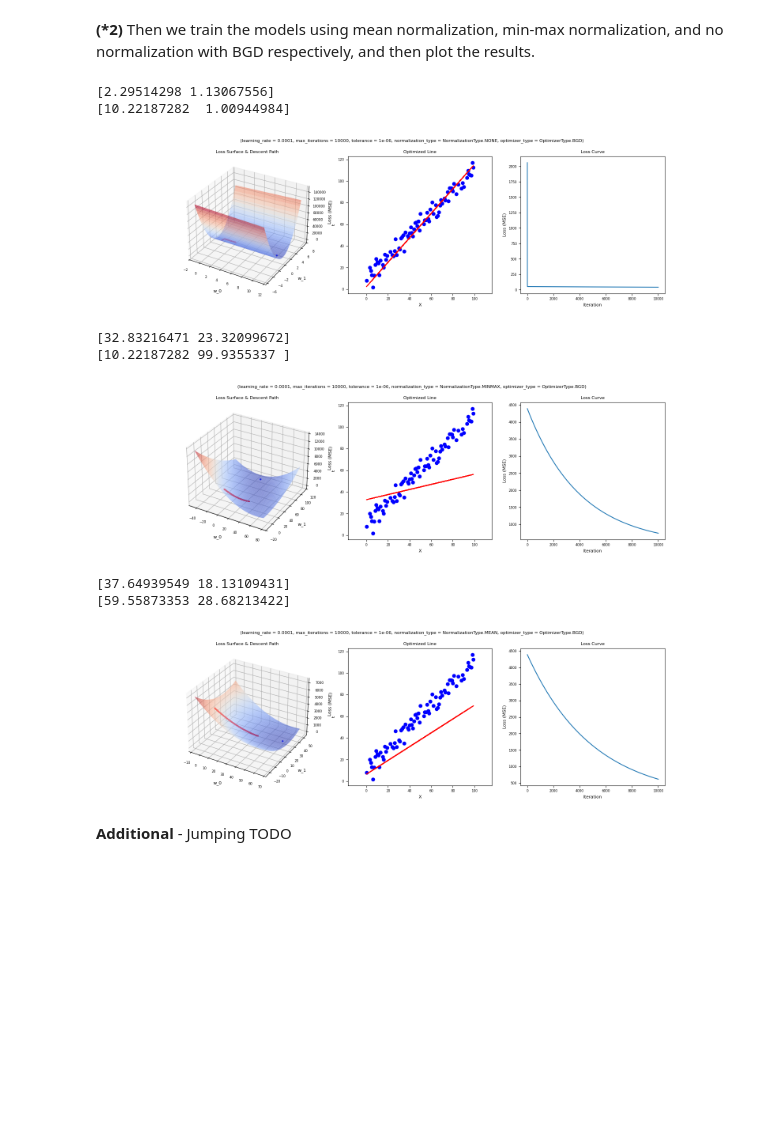
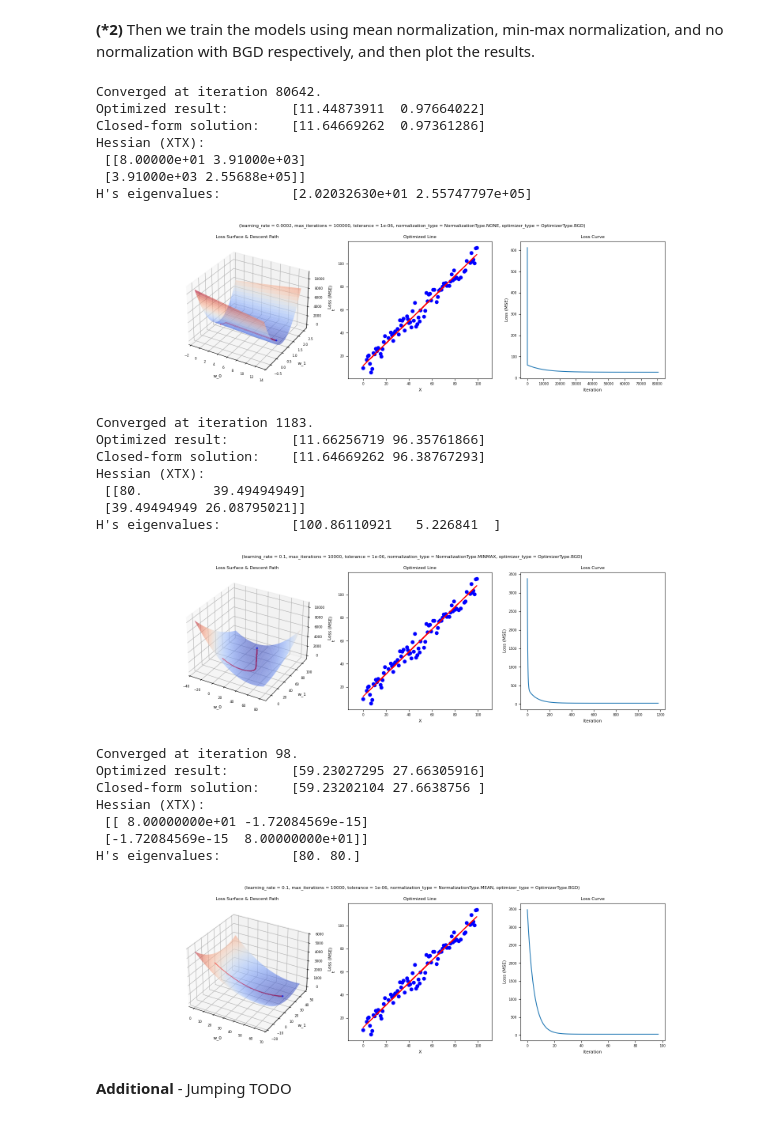
Before and after one commit to Gralerfics/SUSTech-SDM274-AI-and-Machine-Learning-Assignments, a Jupyter notebook: HA02_Linear_Regression/linear_regression.ipynb, the cells around one changed output. Drawn from its saved outputs; the diff is of its cells as text; code cells hidden in the pictures; blank space fills up the shorter version.

```diff
--- a/HA02_Linear_Regression/linear_regression.ipynb
+++ b/HA02_Linear_Regression/linear_regression.ipynb
@@ -170,13 +171,18 @@ def plot_results(model, X, t, equal_scale = False, fig_scale = 1):
     assert model.w.size == 2
 
     # Optimization results
-    print(model.w)
+    print('Optimized result:\t', model.w)
 
     # Closed-form solution
     X_norm = model._normalize(X)
-    X_ext = LinearRegression.extend_X(X_norm)
-    optimal_w = np.linalg.inv(X_ext.T @ X_ext) @ X_ext.T @ t
-    print(optimal_w)
+    X_norm_ext = LinearRegression.extend_X(X_norm)
+    optimal_w = np.linalg.inv(X_norm_ext.T @ X_norm_ext) @ X_norm_ext.T @ t
+    print('Closed-form solution:\t', optimal_w)
+
+    # Hessian matrix and eigenvalues
+    H = X_norm_ext.T @ X_norm_ext
+    print('Hessian (XTX):\n', H)
+    print('H\'s eigenvalues:\t', np.linalg.eigvals(H))
 
     # Plot
     fig = plt.figure(figsize = (16 * fig_scale, 4.5 * fig_scale))
@@ -217,10 +223,10 @@ def plot_results(model, X, t, equal_scale = False, fig_scale = 1):
 
     # Optimized line
     ax2 = fig.add_subplot(132)
-    X_ext = LinearRegression.extend_X(X_norm)
+    X_norm_ext = LinearRegression.extend_X(X_norm)
     ax2.scatter(X, t, color = 'blue')
     ax2.axis('equal')
-    ax2.plot(X, X_ext @ model.w, color = 'red')
+    ax2.plot(X, X_norm_ext @ model.w, color = 'red')
     ax2.tick_params(labelsize = 6 * fig_scale)
     ax2.set_xlabel('X', fontsize = 8 * fig_scale)
     ax2.set_ylabel('t', fontsize = 8 * fig_scale)
@@ -320,39 +337,49 @@ TODO: Analysis
 # do not use normalization
 model = LinearRegression(
     dim = 1,
-    learning_rate = 0.0001,
-    max_iterations = 10000,
+    learning_rate = 0.0002,
+    max_iterations = 100000,
     tolerance = 1e-6,
     normalization_type = NormalizationType.NONE,
     optimizer_type = OptimizerType.BGD
 )
 model.optimize(X_train, y_train)
-plot_results(model, X_train, y_train, equal_scale = True)
+plot_results(model, X_train, y_train, equal_scale = False)
 # %% [output]
-[2.29514298 1.13067556]
-[10.22187282  1.00944984]
+Converged at iteration 80642.
+Optimized result:        [11.44873911  0.97664022]
+Closed-form solution:    [11.64669262  0.97361286]
+Hessian (XTX):
+ [[8.00000e+01 3.91000e+03]
+ [3.91000e+03 2.55688e+05]]
+H's eigenvalues:         [2.02032630e+01 2.55747797e+05]
-[figure, old version]
+[figure, new version]
 # %%
 # use min-max normalization
 model = LinearRegression(
     dim = 1,
-    learning_rate = 0.0001,
+    learning_rate = 0.1,
     max_iterations = 10000,
     tolerance = 1e-6,
     normalization_type = NormalizationType.MINMAX,
     optimizer_type = OptimizerType.BGD
 )
 model.optimize(X_train, y_train)
 plot_results(model, X_train, y_train, equal_scale = True)
 # %% [output]
-[32.83216471 23.32099672]
-[10.22187282 99.9355337 ]
+Converged at iteration 1183.
+Optimized result:        [11.66256719 96.35761866]
+Closed-form solution:    [11.64669262 96.38767293]
+Hessian (XTX):
+ [[80.         39.49494949]
+ [39.49494949 26.08795021]]
+H's eigenvalues:         [100.86110921   5.226841  ]
-[figure, old version]
+[figure, new version]
 # %%
 # use mean normalization
 model = LinearRegression(
     dim = 1,
-    learning_rate = 0.0001,
+    learning_rate = 0.1,
     max_iterations = 10000,
     tolerance = 1e-6,
     normalization_type = NormalizationType.MEAN,
@@ -361,9 +388,14 @@ model = LinearRegression(
 model.optimize(X_train, y_train)
 plot_results(model, X_train, y_train, equal_scale = True)
 # %% [output]
-[37.64939549 18.13109431]
-[59.55873353 28.68213422]
+Converged at iteration 98.
+Optimized result:        [59.23027295 27.66305916]
+Closed-form solution:    [59.23202104 27.6638756 ]
+Hessian (XTX):
+ [[ 8.00000000e+01 -1.72084569e-15]
+ [-1.72084569e-15  8.00000000e+01]]
+H's eigenvalues:         [80. 80.]
-[figure, old version]
+[figure, new version]
 # %% [markdown]
 **Additional** - Jumping TODO
 # %%
```
Also changed, not shown: parts of 6 cells of this notebook, 1 other file.
